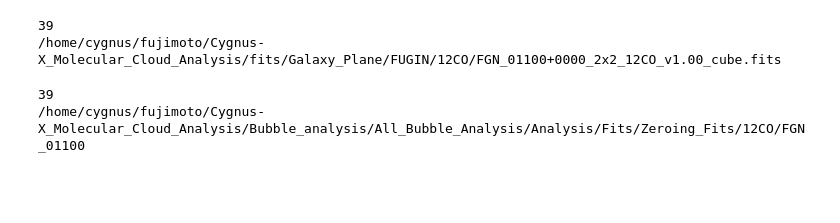
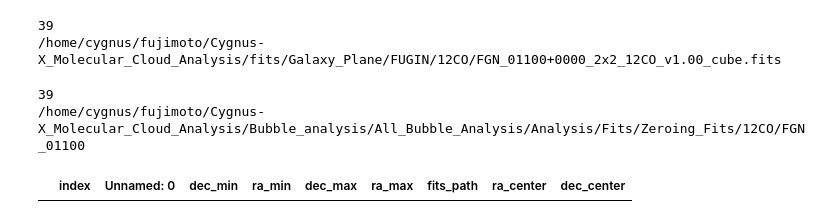
Before and after one commit to yudai-22/Cygnus-X_CAE, a Jupyter notebook: Bubble_analysis/C18Ospectrum_detection_all-areas.ipynb, the cells around one changed output. Cells and saved outputs as stored; diff of their text form; code cells hidden in the pictures; blank space fills up the shorter version.

```diff
--- a/Bubble_analysis/C18Ospectrum_detection_all-areas.ipynb
+++ b/Bubble_analysis/C18Ospectrum_detection_all-areas.ipynb
@@ -96,6 +103,10 @@ velocity_stats = {
     'spitzer_error_bubble': 0,
     'total_bubble': 0
 }
+# %%
+all_bubble_catalogue_selected
+# %% [output]
+|  | index | Unnamed: 0 | dec_min | ra_min | dec_max | ra_max | fits_path | ra_center | dec_center |
 # %%
 # 各バブルの詳細情報を記録するリスト
 bubble_details = []
```
Also changed, not shown: parts of 5 cells of this notebook.
